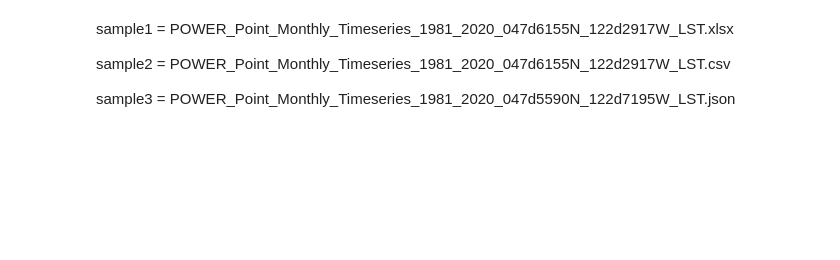
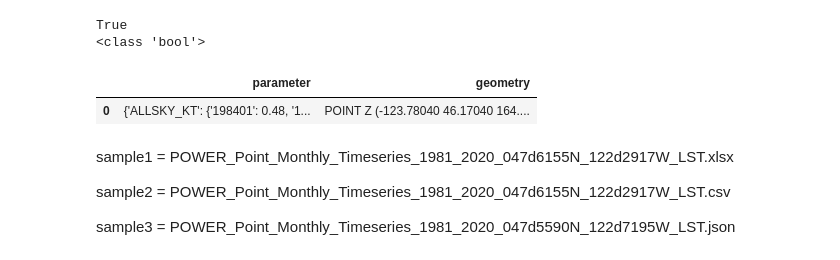
Before and after one commit to Solar-Wind-ML-DIRECT-2022-Project/2022-Project-Repo, a Jupyter notebook: serf/unittesting-testing-grounds.ipynb, the cells around one changed output. Saved outputs shown, nothing was run; the diff lists cells and outputs as text; code cells hidden in the pictures; blank space fills up the shorter version.

```diff
--- a/serf/unittesting-testing-grounds.ipynb
+++ b/serf/unittesting-testing-grounds.ipynb
@@ -6,6 +6,15 @@ import geopandas as gp
 import pandas as pd
 import datetime as dt
 import numpy as np
+# %%
+data = json_to_csv.import_geojson('NASA/POWER_Point_Monthly_Timeseries'
+                   '_1981_2020_046d1704N_123d7804W_LST.json')
+data
+# %% [output]
+True
+<class 'bool'>
+|  | parameter | geometry |
+| 0 | {'ALLSKY_KT': {'198401': 0.48, '1... | POINT Z (-123.78040 46.17040 164.... |
 # %% [markdown]
 sample1 = POWER_Point_Monthly_Timeseries_1981_2020_047d6155N_122d2917W_LST.xlsx
 
```
Also changed, not shown: 7 other files.
